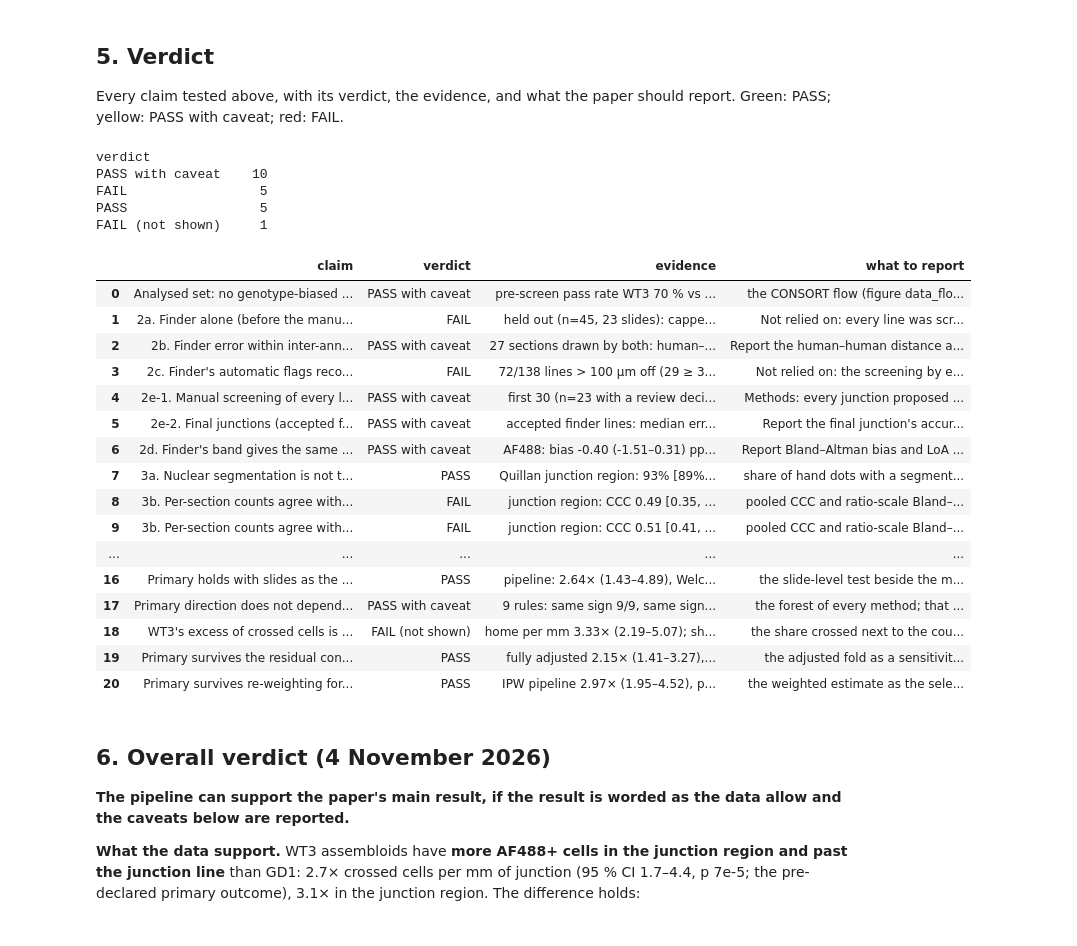
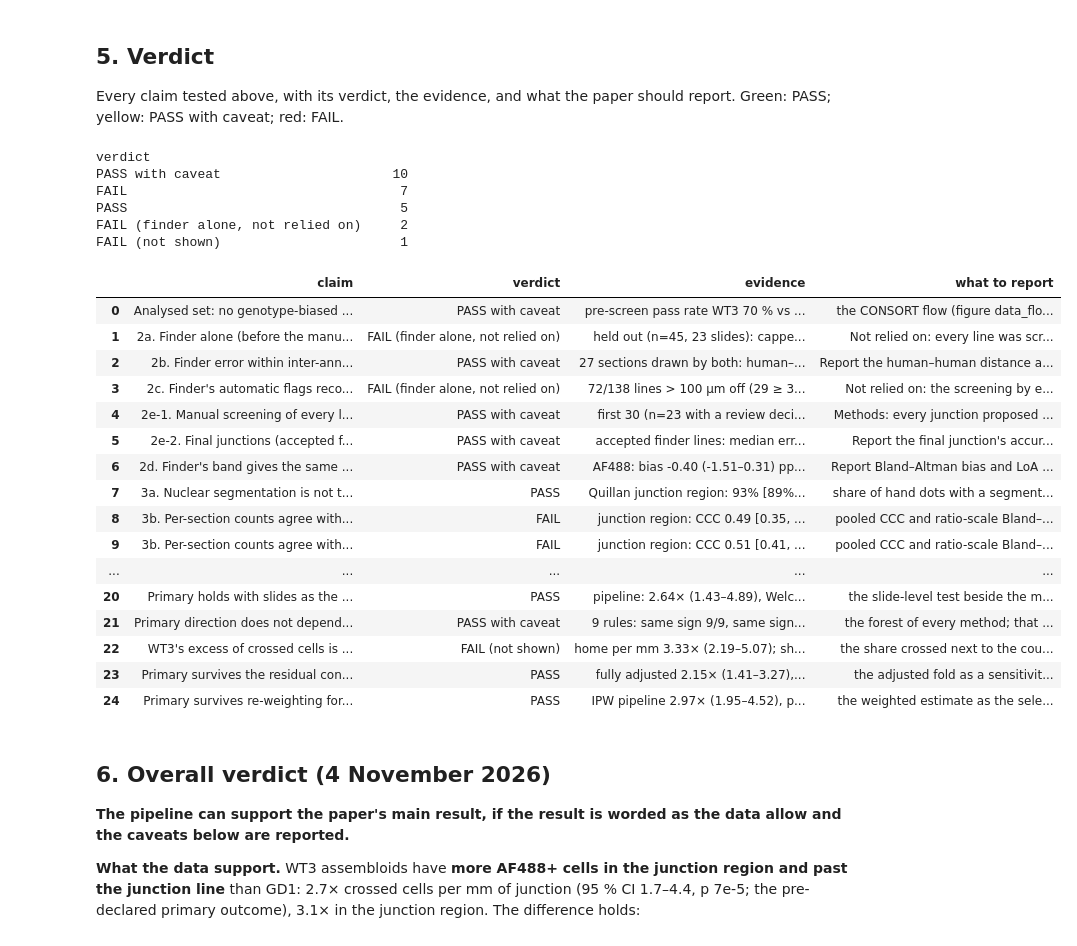
Before and after one commit to daggermaster3000/ARGUS, a Jupyter notebook: notebooks/publication/01_pipeline_validation.ipynb, the cells around one changed output. Cells and saved outputs as stored; diff of their text form; code cells hidden in the pictures.

```diff
--- a/notebooks/publication/01_pipeline_validation.ipynb
+++ b/notebooks/publication/01_pipeline_validation.ipynb
@@ -1544,8 +1656,8 @@ CIs: 2 000 bootstraps of whole sections (pooled: of the 27). 13–14 sections pe
 **How to read the figure:** one column per method, top: method count (y) against the annotator's (x), one dot per section coloured by annotator, the dashed line 1 : 1; bottom: the Bland–Altman plot on the ratio scale — thick line the pooled bias, dashed the limits of agreement, dotted 0 (the same count).
 # %%
 def count_of(name, method, zone):
-    if method == BODIES:
-        return int(in_zone(OBJECTS[name], zone).sum())
+    if method in OBJ_TABLES:
+        return int(in_zone(OBJ_TABLES[method][name], zone).sum())
     c = CELLS[name]
     return int((c[method].to_numpy(bool) & in_zone(c, zone)).sum())
 
@@ -1608,7 +1720,7 @@ def agreement_figure(zone):
         ax.set_xlim(0, top)
         ax.set_ylim(0, top)
         ax.set_xlabel("annotator: AF488+ cells (dots)")
-        ax.set_ylabel(f"method: {'objects' if method == BODIES else 'AF488+ cells'}")
+        ax.set_ylabel(f"method: {'objects' if method in OBJ_TABLES else 'AF488+ cells'}")
         ax.set_title(method, color=METHOD_COLOURS[method])
         ax.text(0.04, 0.96, f"CCC {a['CCC']:.2f} [{a['CCC low']:.2f}, {a['CCC high']:.2f}]\nρ {a['Spearman ρ']:.2f}",
                 transform=ax.transAxes, va="top", fontsize=8.5, fontweight="bold", zorder=5,
@@ -1633,7 +1745,7 @@ def agreement_figure(zone):
                 bbox=dict(facecolor="white", edgecolor="none", alpha=0.85, pad=1.5))
     axes[0, 0].legend(fontsize=8, loc="lower right")
     panel_letters(axes)
-    fig.suptitle(f"{zone}: per-section counts against the hand counts (27 sections; CIs: section bootstrap)",
+    fig.suptitle(f"{zone}: per-section counts against the hand counts ({len(names)} sections; CIs: section bootstrap)",
                  fontsize=12, fontweight="bold")
     fig.tight_layout()
     return fig
@@ -1719,12 +1835,12 @@ F1 = 2 · P · R / (P + R). 95 % CIs: 2 000 bootstraps of whole sections (the po
 def tally_of(name, method, zone):
     d = DOTS[name]
     d_here = in_zone(d, zone)
-    if method == BODIES:
-        o = OBJECTS[name]
+    if method in OBJ_TABLES:
+        o, hit = OBJ_TABLES[method][name], OBJ_HITS[method][name]
         o_here = in_zone(o, zone)
-        held = np.isin(o["object"].to_numpy(), d["object"].to_numpy()[d["object"].to_numpy() > 0])
+        held = np.isin(o["object"].to_numpy(), hit[hit > 0])
         return {"positives": int(o_here.sum()), "with a dot": int((o_here & held).sum()),
-                "dots": int(d_here.sum()), "found": int((d_here & (d["object"].to_numpy() > 0)).sum())}
+                "dots": int(d_here.sum()), "found": int((d_here & (hit > 0)).sum())}
     c = CELLS[name]
     here, clicked = in_zone(c, zone), c["clicked"].to_numpy(bool)
     called = c[method].to_numpy(bool) & here
@@ -1734,7 +1850,7 @@ def tally_of(name, method, zone):
 
 
 tally = pd.DataFrame([{"name": n, "annotator": hand_sections.at[n, "annotator"], "zone": zone, "method": m,
-                       **tally_of(n, m, zone)} for n in names for zone in ZONES for m in METHODS])
+                       **tally_of(n, m, zone)} for n in names for zone in ZONES for m in METHODS + CELL_EXTRA])
 
 
 def precision(t):
@@ -1752,7 +1868,7 @@ def f1_of(t):
 
 prf_rows = []
 for zone in ZONES:
-    for method in METHODS:
+    for method in METHODS + CELL_EXTRA:
         for who in [*WHO, "pooled"]:
             t = tally[(tally["zone"] == zone) & (tally["method"] == method)]
             t = t if who == "pooled" else t[t["annotator"] == who]
@@ -1765,7 +1881,7 @@ for zone in ZONES:
 prf = pd.DataFrame(prf_rows).set_index(["zone", "method", "annotator"])
 display(prf.round(2))
 
-fig, axes = plt.subplots(len(ZONES), 3, figsize=(13, 4.0 * len(ZONES)), sharey=True, squeeze=False)
+fig, axes = plt.subplots(len(ZONES), 3, figsize=(2.6 * len(METHODS) + 5.2, 4.0 * len(ZONES)), sharey=True, squeeze=False)
 for i, zone in enumerate(ZONES):
     for j, measure in enumerate(("precision", "recall", "F1")):
         ax = axes[i, j]
@@ -1780,7 +1896,7 @@ for i, zone in enumerate(ZONES):
         if measure == "recall":
             for k, who in enumerate(WHO):
                 ax.axhline(ceiling.at[(who, zone), "matched 1 to 1"], color=ANNOTATOR_COLOURS[who], ls="--", lw=1.4)
-        ax.set_xticks(range(len(METHODS)), [m.replace(" (", "\n(") for m in METHODS], fontsize=9)
+        ax.set_xticks(range(len(METHODS)), [tick_label(m) for m in METHODS], fontsize=9)
         ax.set_ylim(0, 1.05)
         ax.set_title(f"{zone}: {measure}")
         if j == 0:
@@ -2783,23 +3099,24 @@ verdict("Primary survives re-weighting for the genotype-biased selection",
 
 Every claim tested above, with its verdict, the evidence, and what the paper should report. Green: PASS; yellow: PASS with caveat; red: FAIL.
 # %%
-VERDICT_COLOURS = {"PASS": "#d8efd9", "PASS with caveat": "#fbedc8", "FAIL": "#f6d0cc"}
+VERDICT_COLOURS = {"PASS": "#d8efd9", "PASS with caveat": "#fbedc8", "FAIL": "#f6d0cc", "FAIL (finder alone, not relied on)": "#ececec", "FAIL (not shown)": "#f6d0cc"}
 table = pd.DataFrame(VERDICTS)
 print(table["verdict"].value_counts().to_string())
 display(table.style.apply(lambda row: [f"background-color: {VERDICT_COLOURS.get(row['verdict'], 'white')}"] * len(row),
                           axis=1).set_properties(**{"text-align": "left", "white-space": "pre-wrap"}))
 table.to_csv(FIGURES / "verdicts.csv", index=False)
 # %% [output]
 verdict
-PASS with caveat    10
-FAIL                 5
-PASS                 5
-FAIL (not shown)     1
+PASS with caveat                      10
+FAIL                                   7
+PASS                                   5
+FAIL (finder alone, not relied on)     2
+FAIL (not shown)                       1
 |  | claim | verdict | evidence | what to report |
 | 0 | Analysed set: no genotype-biased ... | PASS with caveat | pre-screen pass rate WT3 70 % vs ... | the CONSORT flow (figure data_flo... |
-| 1 | 2a. Finder alone (before the manu... | FAIL | held out (n=45, 23 slides): cappe... | Not relied on: every line was scr... |
+| 1 | 2a. Finder alone (before the manu... | FAIL (finder alone, not relied on) | held out (n=45, 23 slides): cappe... | Not relied on: every line was scr... |
 | 2 | 2b. Finder error within inter-ann... | PASS with caveat | 27 sections drawn by both: human–... | Report the human–human distance a... |
-| 3 | 2c. Finder's automatic flags reco... | FAIL | 72/138 lines > 100 µm off (29 ≥ 3... | Not relied on: the screening by e... |
+| 3 | 2c. Finder's automatic flags reco... | FAIL (finder alone, not relied on) | 72/138 lines > 100 µm off (29 ≥ 3... | Not relied on: the screening by e... |
 | 4 | 2e-1. Manual screening of every l... | PASS with caveat | first 30 (n=23 with a review deci... | Methods: every junction proposed ... |
 | 5 | 2e-2. Final junctions (accepted f... | PASS with caveat | accepted finder lines: median err... | Report the final junction's accur... |
 | 6 | 2d. Finder's band gives the same ... | PASS with caveat | AF488: bias -0.40 (-1.51–0.31) pp... | Report Bland–Altman bias and LoA ... |
@@ -2807,11 +3124,11 @@ FAIL (not shown)     1
 | 8 | 3b. Per-section counts agree with... | FAIL | junction region: CCC 0.49 [0.35, ... | pooled CCC and ratio-scale Bland–... |
 | 9 | 3b. Per-section counts agree with... | FAIL | junction region: CCC 0.51 [0.41, ... | pooled CCC and ratio-scale Bland–... |
 | ... | ... | ... | ... | ... |
-| 16 | Primary holds with slides as the ... | PASS | pipeline: 2.64× (1.43–4.89), Welc... | the slide-level test beside the m... |
-| 17 | Primary direction does not depend... | PASS with caveat | 9 rules: same sign 9/9, same sign... | the forest of every method; that ... |
-| 18 | WT3's excess of crossed cells is ... | FAIL (not shown) | home per mm 3.33× (2.19–5.07); sh... | the share crossed next to the cou... |
-| 19 | Primary survives the residual con... | PASS | fully adjusted 2.15× (1.41–3.27),... | the adjusted fold as a sensitivit... |
-| 20 | Primary survives re-weighting for... | PASS | IPW pipeline 2.97× (1.95–4.52), p... | the weighted estimate as the sele... |
+| 20 | Primary holds with slides as the ... | PASS | pipeline: 2.64× (1.43–4.89), Welc... | the slide-level test beside the m... |
+| 21 | Primary direction does not depend... | PASS with caveat | 9 rules: same sign 9/9, same sign... | the forest of every method; that ... |
+| 22 | WT3's excess of crossed cells is ... | FAIL (not shown) | home per mm 3.33× (2.19–5.07); sh... | the share crossed next to the cou... |
+| 23 | Primary survives the residual con... | PASS | fully adjusted 2.15× (1.41–3.27),... | the adjusted fold as a sensitivit... |
+| 24 | Primary survives re-weighting for... | PASS | IPW pipeline 2.97× (1.95–4.52), p... | the weighted estimate as the sele... |
 # %% [markdown]
 ## 6. Overall verdict (4 November 2026)
 
```
Also changed, not shown: parts of 14 cells of this notebook, 4 other files.
